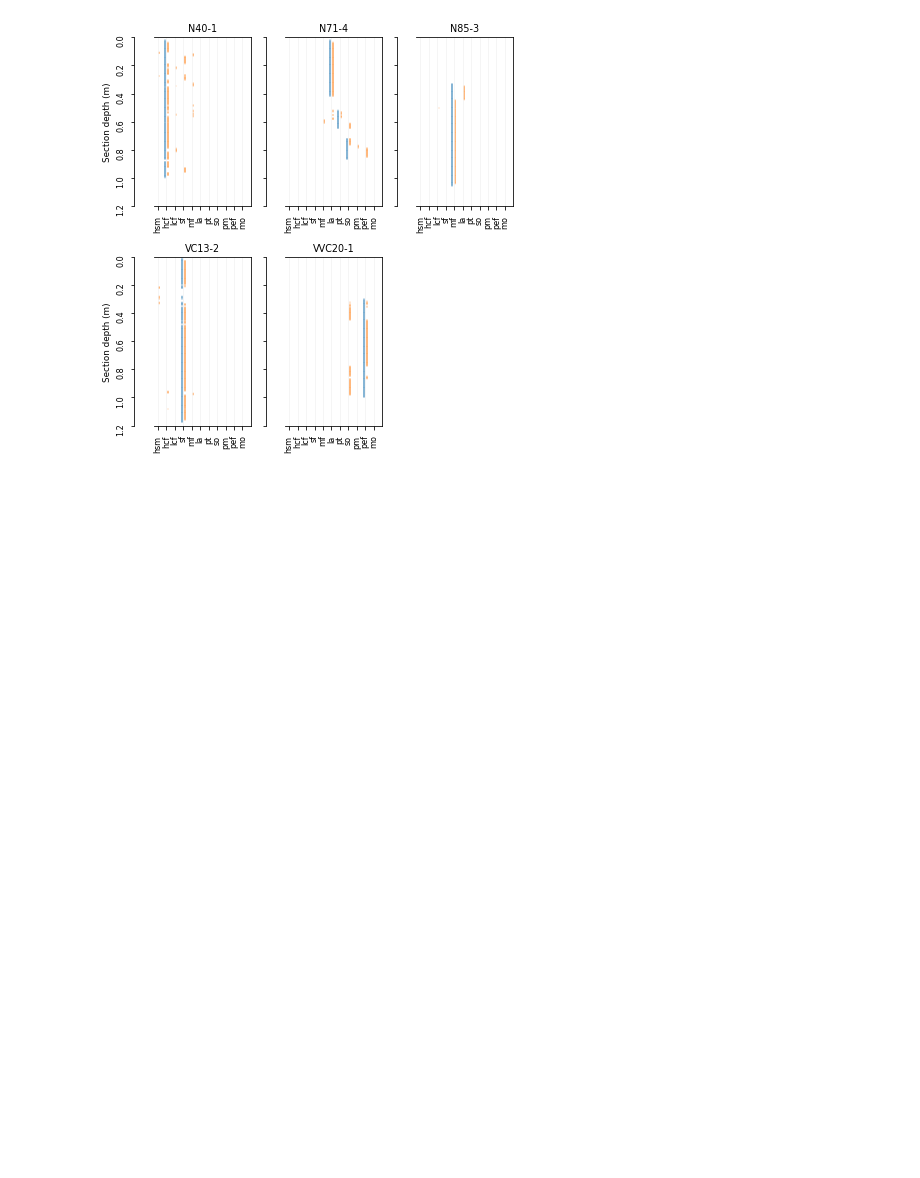
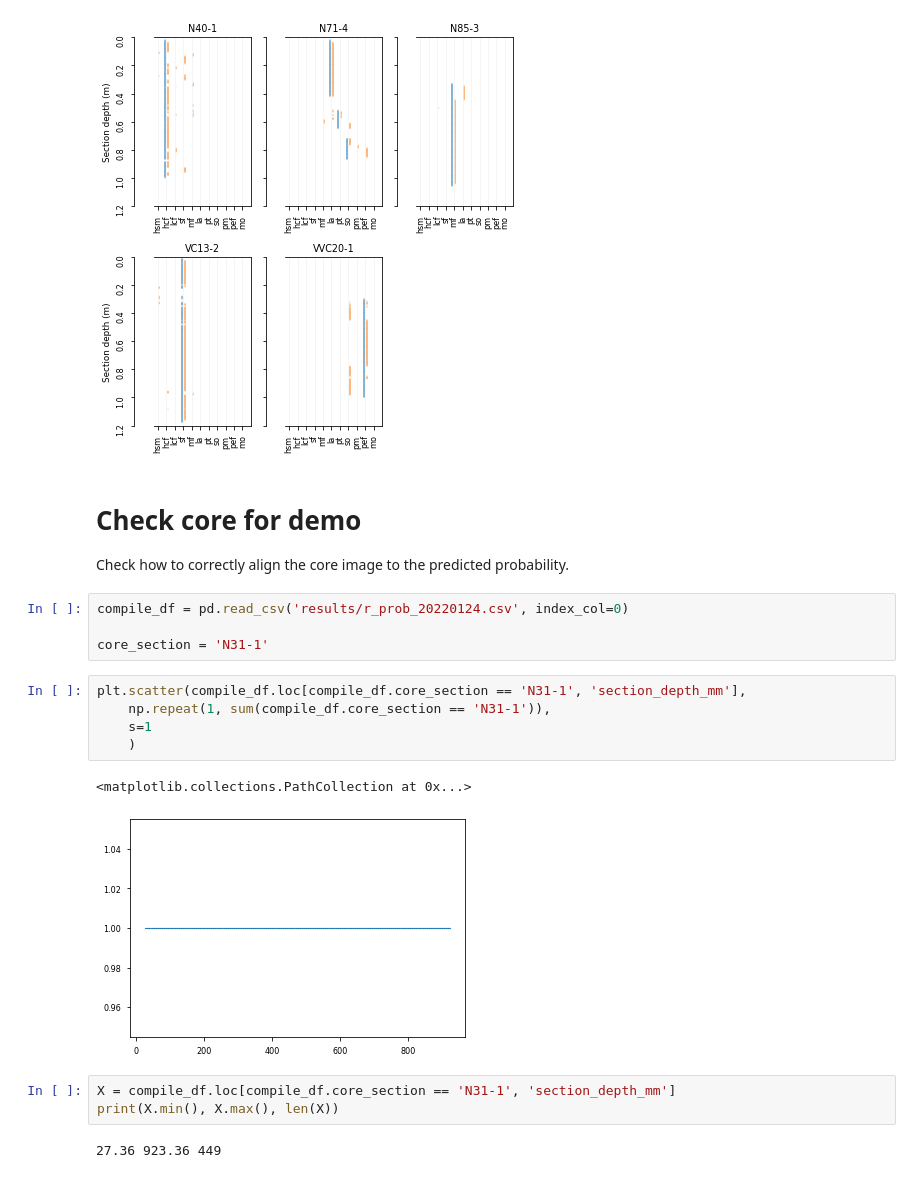
Before and after one commit to dispink/WASA-faciesXRF, a Jupyter notebook: prepare_paper_02.ipynb, the cells around one changed output. Cells and saved outputs as stored; diff of their text form; blank space fills up the shorter version.

```diff
--- a/prepare_paper_02.ipynb
+++ b/prepare_paper_02.ipynb
@@ -289,3 +297,23 @@ print(date)
 # %% [output]
 20220211
 [figure]
+# %% [markdown]
+# Check core for demo
+Check how to correctly align the core image to the predicted probability.
+# %%
+compile_df = pd.read_csv('results/r_prob_20220124.csv', index_col=0)
+
+core_section = 'N31-1'
+# %%
+plt.scatter(compile_df.loc[compile_df.core_section == 'N31-1', 'section_depth_mm'],
+    np.repeat(1, sum(compile_df.core_section == 'N31-1')),
+    s=1
+    )
+# %% [output]
+<matplotlib.collections.PathCollection at 0x...>
+[figure, added]
+# %%
+X = compile_df.loc[compile_df.core_section == 'N31-1', 'section_depth_mm']
+print(X.min(), X.max(), len(X))
+# %% [output]
+27.36 923.36 449
```
Also changed, not shown: parts of 12 cells of this notebook.
